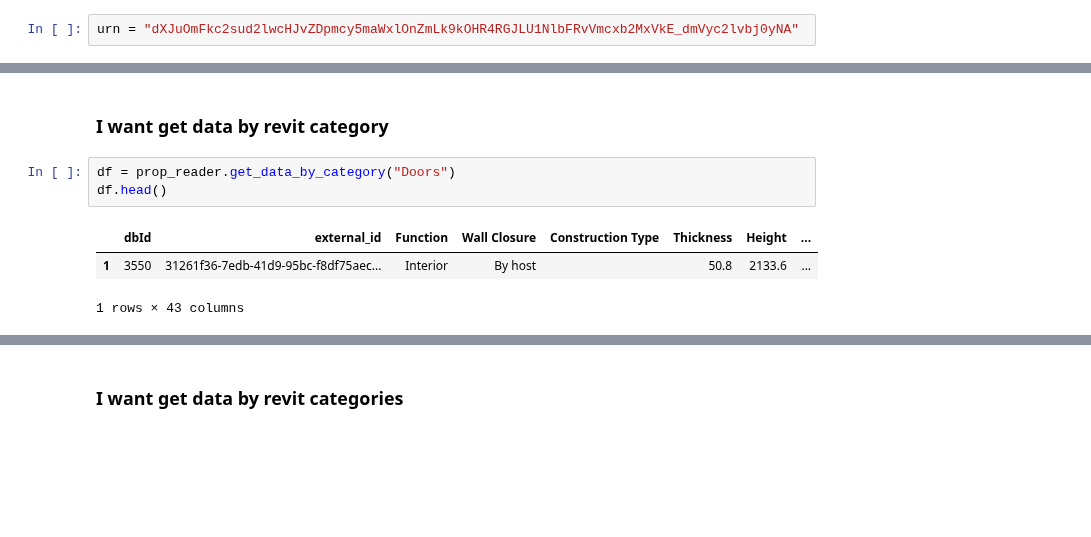
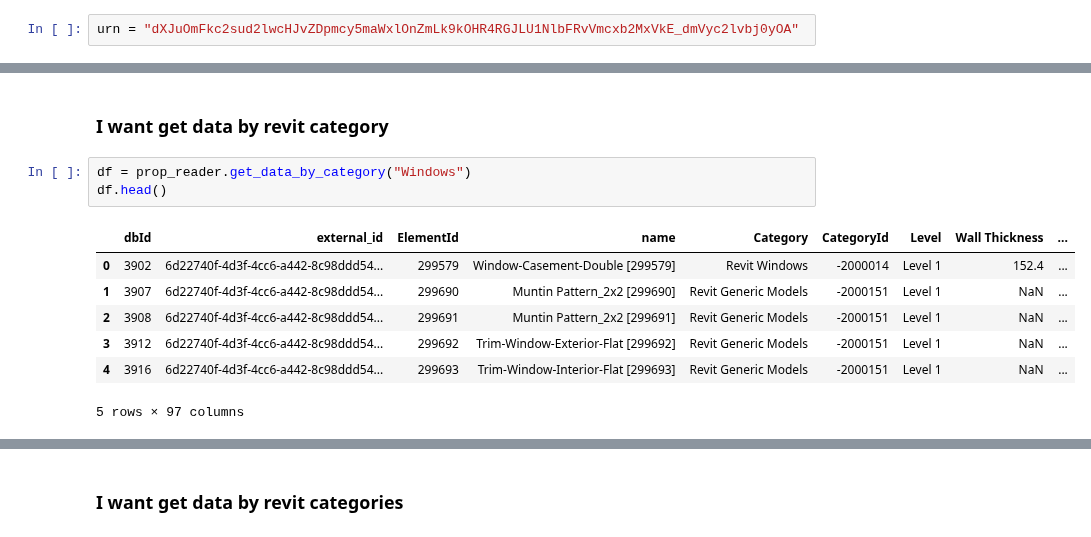
Before and after one commit to chuongmep/aps-toolkit, a Jupyter notebook: APSToolkitPython/Tutorials/04.01. Explore Revit Data With APSToolkit.ipynb, the cells around one changed output, grey strips where cells are left out. Drawn from its saved outputs; the diff is of its cells as text; blank space fills up the shorter version.

```diff
--- a/APSToolkitPython/Tutorials/04.01. Explore Revit Data With APSToolkit.ipynb
+++ b/APSToolkitPython/Tutorials/04.01. Explore Revit Data With APSToolkit.ipynb
@@ -23,7 +22,7 @@ import pandas as pd
 # %%
 token = Auth().auth2leg()
 # %%
-urn = "dXJuOmFkc2sud2lwcHJvZDpmcy5maWxlOnZmLk9kOHR4RGJLU1NlbFRvVmcxb2MxVkE_dmVyc2lvbj0yNA"
+urn = "dXJuOmFkc2sud2lwcHJvZDpmcy5maWxlOnZmLk9kOHR4RGJLU1NlbFRvVmcxb2MxVkE_dmVyc2lvbj0yOA"
 # %%
 from aps_toolkit import PropDbReaderRevit
 prop_reader = PropDbReaderRevit(urn, token)
@@ -123,9 +122,13 @@ df.head(10)
 # %% [markdown]
 ### I want get data by revit category
 # %%
-df = prop_reader.get_data_by_category("Doors")
+df = prop_reader.get_data_by_category("Windows")
 df.head()
 # %% [output]
-|  | dbId | external_id | Function | Wall Closure | Construction Type | Thickness | Height | ... |
-| 1 | 3550 | 31261f36-7edb-41d9-95bc-f8df75aec... | Interior | By host |  | 50.8 | 2133.6 | ... |
+|  | dbId | external_id | ElementId | name | Category | CategoryId | Level | Wall Thickness | ... |
+| 0 | 3902 | 6d22740f-4d3f-4cc6-a442-8c98ddd54... | 299579 | Window-Casement-Double [299579] | Revit Windows | -2000014 | Level 1 | 152.4 | ... |
+| 1 | 3907 | 6d22740f-4d3f-4cc6-a442-8c98ddd54... | 299690 | Muntin Pattern_2x2 [299690] | Revit Generic Models | -2000151 | Level 1 | NaN | ... |
+| 2 | 3908 | 6d22740f-4d3f-4cc6-a442-8c98ddd54... | 299691 | Muntin Pattern_2x2 [299691] | Revit Generic Models | -2000151 | Level 1 | NaN | ... |
+| 3 | 3912 | 6d22740f-4d3f-4cc6-a442-8c98ddd54... | 299692 | Trim-Window-Exterior-Flat [299692] | Revit Generic Models | -2000151 | Level 1 | NaN | ... |
+| 4 | 3916 | 6d22740f-4d3f-4cc6-a442-8c98ddd54... | 299693 | Trim-Window-Interior-Flat [299693] | Revit Generic Models | -2000151 | Level 1 | NaN | ... |
-1 rows × 43 columns
+5 rows × 97 columns
```
Also changed, not shown: parts of 7 cells of this notebook.
